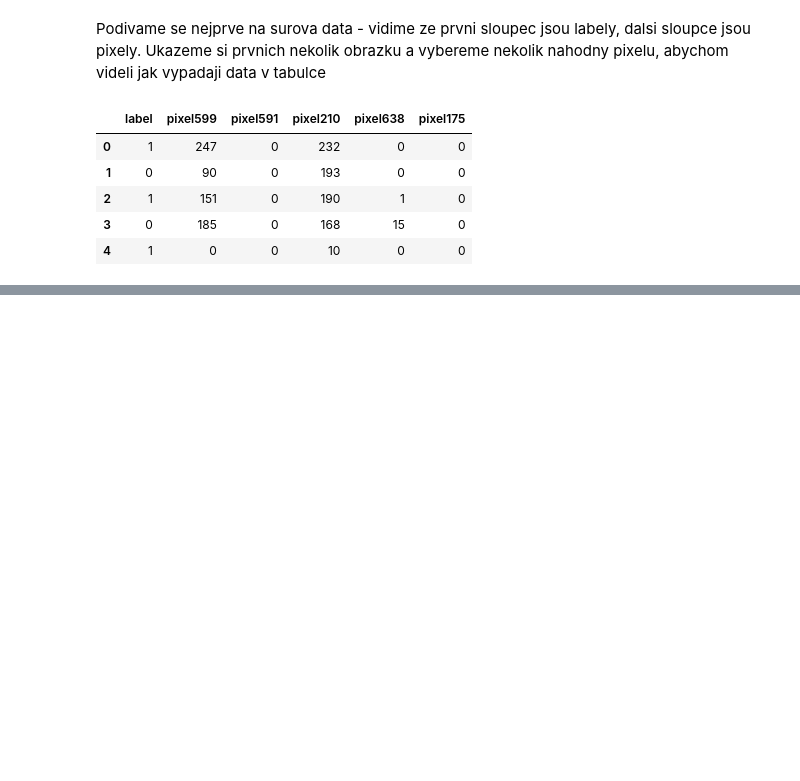
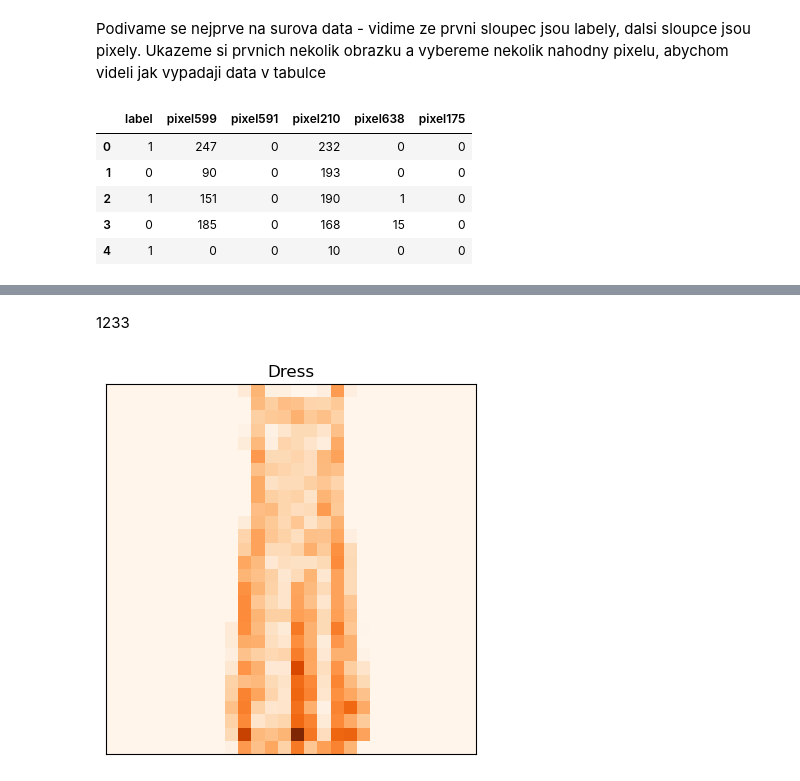
Before and after one commit to nickobard/Machine-Learning-II, a Jupyter notebook: 01/homework_01_B232.ipynb, the cells around one changed output, grey strips where cells are left out. Saved outputs shown, nothing was run; the diff lists cells and outputs as text; code cells hidden in the pictures; blank space fills up the shorter version.

```diff
--- a/01/homework_01_B232.ipynb
+++ b/01/homework_01_B232.ipynb
@@ -79,0 +124,6 @@ display(selected_columns)
+# %% [markdown]
+1233
+# %%
+print_image(df_images.iloc[1223], df_labels.iloc[1233])
+# %% [output]
+[figure, added]
```
Also changed, not shown: parts of 4 cells of this notebook.
